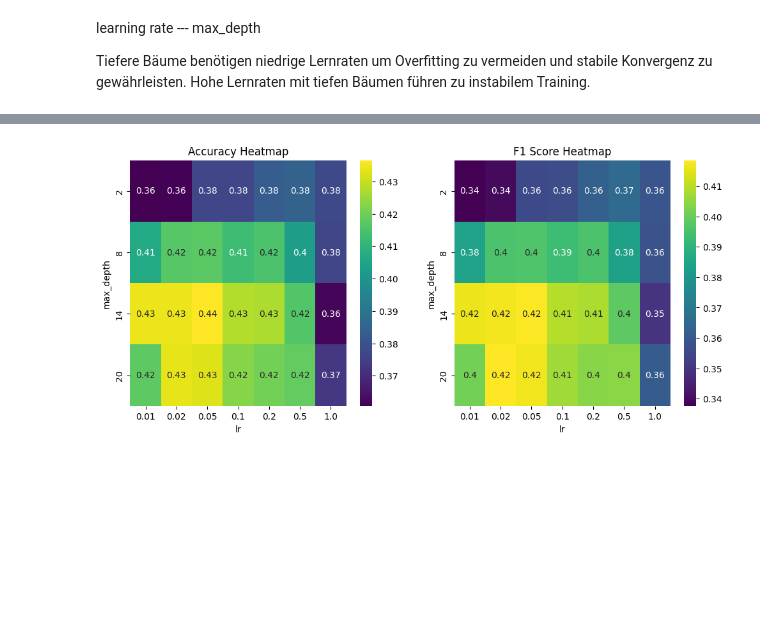
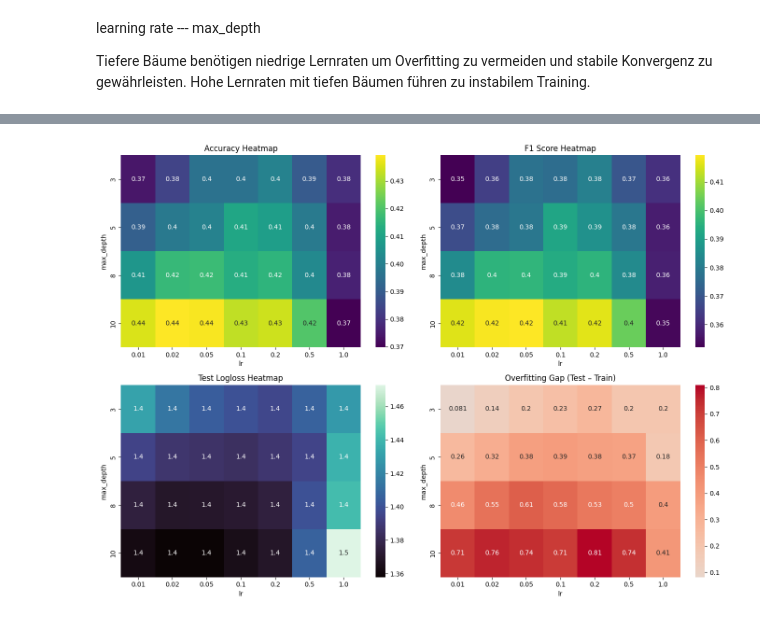
Before and after one commit to SebastianWolfP/AlgoTuning, a Jupyter notebook: 03-Interaktionsanalyse_2Param.ipynb, the cells around one changed output, grey strips where cells are left out. Saved outputs shown, nothing was run; the diff lists cells and outputs as text; code cells hidden in the pictures; blank space fills up the shorter version.

```diff
--- a/03-Interaktionsanalyse_2Param.ipynb
+++ b/03-Interaktionsanalyse_2Param.ipynb
@@ -26,7 +27,7 @@ learning rate --- max_depth
 Tiefere Bäume benötigen niedrige Lernraten um Overfitting zu vermeiden und stabile Konvergenz zu gewährleisten. Hohe Lernraten mit tiefen Bäumen führen zu instabilem Training.
 # %%
 learning_rates = [0.01, 0.02, 0.05, 0.1, 0.2, 0.5, 1]
-max_depths = [3, 4, 14, 20]
+max_depths = [3, 5, 8, 10]
 
 results = []
 # %%
@@ -96,15 +127,28 @@ print(df_results)
 # %%
 import seaborn as sns
 import matplotlib.pyplot as plt
 
-pivot_acc = df_results.pivot(index="max_depth", columns="lr", values="acc")
-pivot_f1  = df_results.pivot(index="max_depth", columns="lr", values="f1")
+# Heatmaps für alle relevanten Metriken
+pivot_acc   = df_results.pivot(index="max_depth", columns="lr", values="acc_mean")
+pivot_f1    = df_results.pivot(index="max_depth", columns="lr", values="f1_mean")
+pivot_log   = df_results.pivot(index="max_depth", columns="lr", values="test_logloss")
+pivot_gap   = df_results.pivot(index="max_depth", columns="lr", values="overfit_gap")
 
-fig, ax = plt.subplots(1, 2, figsize=(12, 5))
-sns.heatmap(pivot_acc, annot=True, cmap="viridis", ax=ax[0])
-ax[0].set_title("Accuracy Heatmap")
-sns.heatmap(pivot_f1, annot=True, cmap="viridis", ax=ax[1])
-ax[1].set_title("F1 Score Heatmap")
+fig, ax = plt.subplots(2, 2, figsize=(14, 10))
+
+sns.heatmap(pivot_acc, annot=True, cmap="viridis", ax=ax[0,0])
+ax[0,0].set_title("Accuracy Heatmap")
+
+sns.heatmap(pivot_f1, annot=True, cmap="viridis", ax=ax[0,1])
+ax[0,1].set_title("F1 Score Heatmap")
+
+sns.heatmap(pivot_log, annot=True, cmap="mako", ax=ax[1,0])
+ax[1,0].set_title("Test Logloss Heatmap")
+
+sns.heatmap(pivot_gap, annot=True, cmap="coolwarm", center=0, ax=ax[1,1])
+ax[1,1].set_title("Overfitting Gap (Test – Train)")
+
+plt.tight_layout()
 plt.show()
 # %% [output]
-[figure, old version]
+[figure, new version]
```
Also changed, not shown: parts of 7 cells of this notebook.
